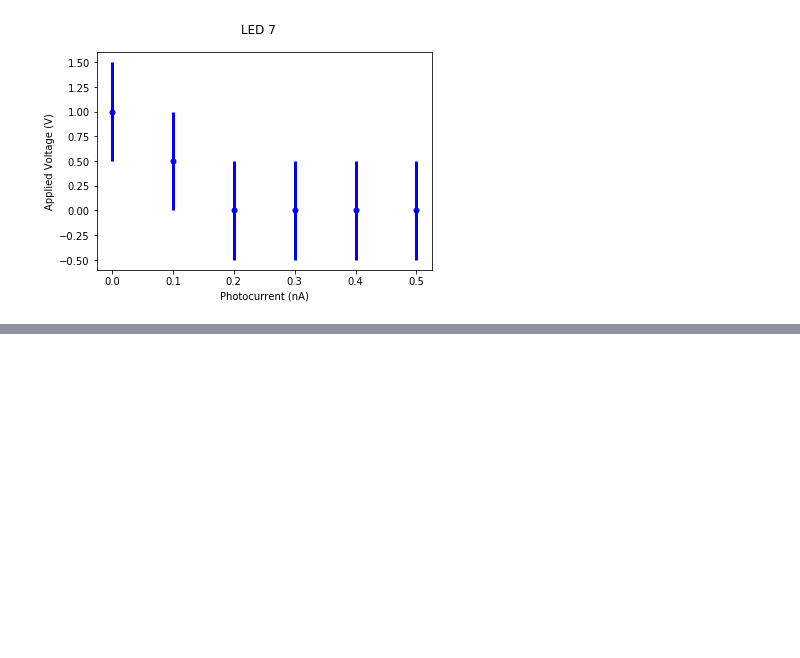
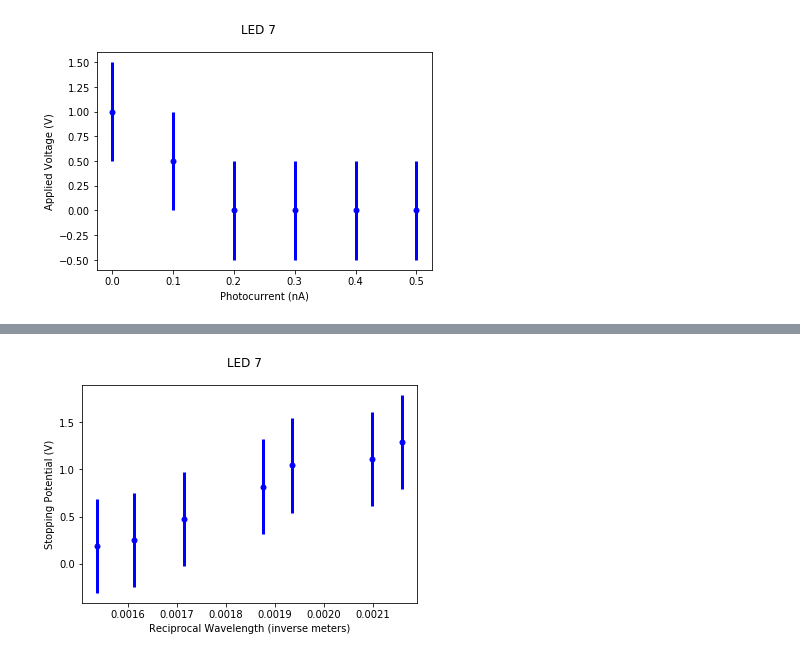
Before and after one commit to tanneryilmaz/Advanced_Lab_Assignments_, a Jupyter notebook: Lab_2_Photoelectric/Lab_2_Photoelectric_Effect.ipynb, the cells around one changed output, grey strips where cells are left out. Drawn from its saved outputs; the diff is of its cells as text; code cells hidden in the pictures; blank space fills up the shorter version.

Commit message:
calculated estimated systematic and statistical error for various data points

```diff
--- a/Lab_2_Photoelectric/Lab_2_Photoelectric_Effect.ipynb
+++ b/Lab_2_Photoelectric/Lab_2_Photoelectric_Effect.ipynb
@@ -72,0 +75,38 @@ plt.savefig('current7.png')
+# %%
+"""led_w stores the low, middle, and high wavelengths for each LED, where the i row stores the i LED's measurments, with
+i starting at 1.
+
+led_v stores the stopping potential measurments for each led, where the i row stores the i LED's stopping potentials
+"""
+
+led_w = np.array([[430, 450, 510],
+                  [440, 460, 530],
+                  [480, 510, 560],
+                  [500, 530, 570],
+                  [560, 580, 610],
+                  [590, 630, 640],
+                  [620, 660, 670]])
+
+led_v = np.array([[1.3511, 1.2456, 1.2353, 1.3727, 1.2314],
+                 [1.1115, 1.0150, 1.1572, 1.1580, 1.1155],
+                 [.9392, 1.1106, 1.0362, 1.0131, 1.1113],
+                 [1.1086, .8363, .7711, .6712, .7046],
+                 [.3602, .6097, .3728, .4074, .6248],
+                 [.2274, .2694, .2101, .2547, .2908],
+                 [.2059, .1719, .1674, .1941, .2060]])
+
+stdw = np.std(led_w, axis = 1)
+# #Converting from population standard deviation to sample standard deviation
+# stdw **= 2
+# stdw *= 3
+# stdw *= 0.5
+# stdw **= 0.5
+
+stdv = np.std(led_v, axis = 1)
+#Converting from population standard deviation to sample standard deviation
+# stdv **= 2
+# stdv *= 5
+# stdv *= .25
+# stdv **= 0.5
+
+stdw, stdv, np.mean(led_w, axis = 1), np.mean(led_v, axis = 1) # led wavelength stdev, and stopping potential stdev, respectively
@@ -72,0 +121,9 @@ plt.savefig('current7.png')
+# %%
+plt.figure(8)
+plt.errorbar(1/np.mean(led_w, axis = 1), np.mean(led_v, axis = 1), yerr = err, fmt = "bo", markersize = "5", linewidth=3)
+plt.ylabel("Stopping Potential (V)")
+plt.xlabel("Reciprocal Wavelength (inverse meters)")
+plt.suptitle("LED 7")
+plt.savefig('current7.png')
+# %% [output]
+[figure, added]
```
Also changed, not shown: parts of 2 cells of this notebook.
